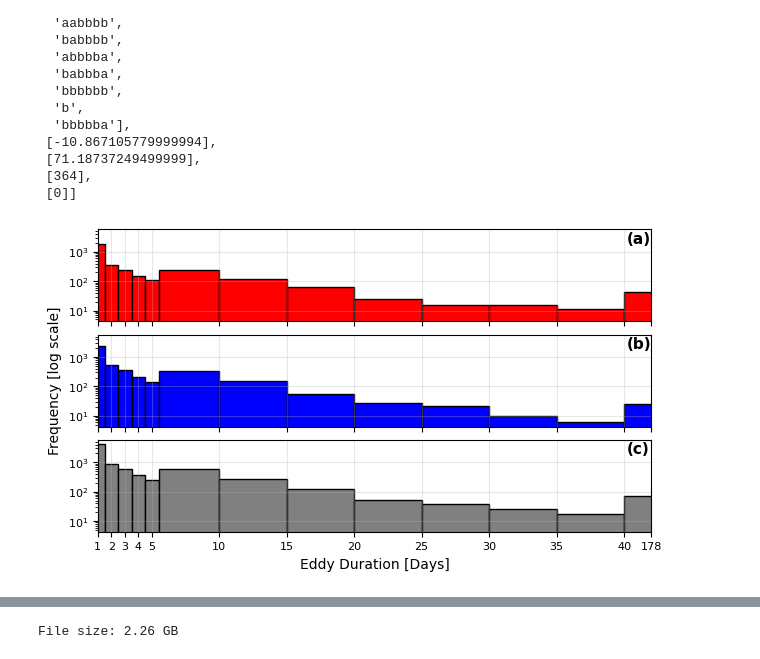
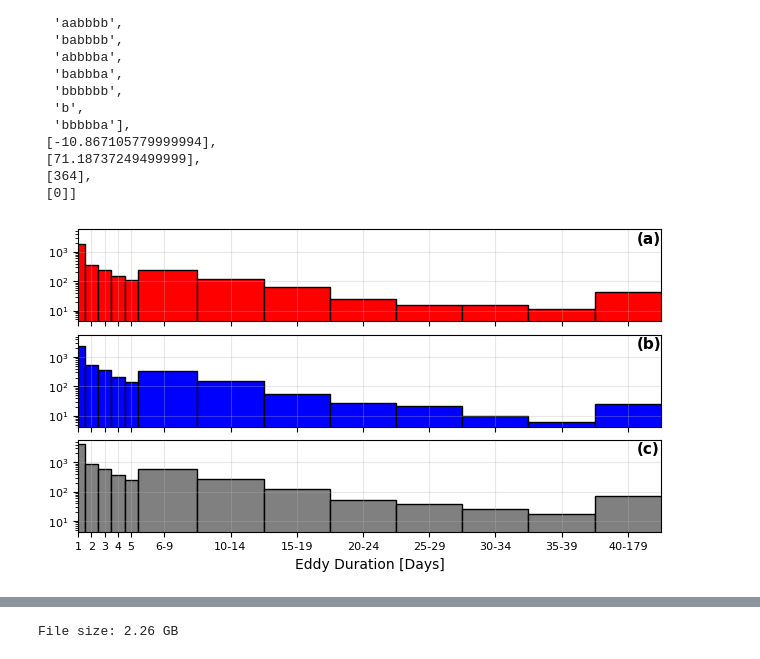
Before and after one commit to EirikKvamme/MScEirik, a Jupyter notebook: Eddies/EddyTrackingProcessing.ipynb, the cells around one changed output, grey strips where cells are left out. Saved outputs shown, nothing was run; the diff lists cells and outputs as text; code cells hidden in the pictures.

```diff
--- a/Eddies/EddyTrackingProcessing.ipynb
+++ b/Eddies/EddyTrackingProcessing.ipynb
@@ -323,29 +325,28 @@ with open('/nird/projects/NS9608K/MSc_EK/Data/EddyResults/Tracking/ID_in_time.js
 # %%
 fig, ax = plt.subplots(3,1,sharex=True,sharey=True,
     figsize=(6.2217,3.5), layout='constrained'
 )
-ax[0].hist(eddy_duration_max,bins=[0,1.5,2.5,3.5,4.5,5.5,10,15,20,25,30,35,40,178],range=(1, max(eddy_duration)),log=True,edgecolor='k',color='r')
-ax[0].set_xlim(1,40)
+ax[0].hist(eddy_duration_max,bins=[0,1.5,2.5,3.5,4.5,5.5,10,15,20,25,30,35,40,179],range=(1, max(eddy_duration)),log=True,edgecolor='k',color='r')
+
 ax[0].grid(alpha=0.3)
 
-ax[1].hist(eddy_duration_min,bins=[0,1.5,2.5,3.5,4.5,5.5,10,15,20,25,30,35,40,178],range=(1, max(eddy_duration)),log=True,edgecolor='k',color='b')
-ax[1].set_xlim(1,40)
-ax[1].set_ylabel('Frequency [log scale]')
+ax[1].hist(eddy_duration_min,bins=[0,1.5,2.5,3.5,4.5,5.5,10,15,20,25,30,35,40,179],range=(1, max(eddy_duration)),log=True,edgecolor='k',color='b')
+
 ax[1].grid(alpha=0.3)
 
-ax[2].hist(eddy_duration,bins=[0,1.5,2.5,3.5,4.5,5.5,10,15,20,25,30,35,40,178],range=(1, max(eddy_duration)),log=True,edgecolor='k',color='grey')
-ax[2].set_xlim(1,40)
+ax[2].hist(eddy_duration,bins=[0,1.5,2.5,3.5,4.5,5.5,10,15,20,25,30,35,40,179],range=(1, max(eddy_duration)),log=True,edgecolor='k',color='grey')
+ax[2].set_xlim(1,45)
 ax[2].set_xlabel('Eddy Duration [Days]')
 ax[2].grid(alpha=0.3)
-ax[2].set_xticks([1,2,3,4,5,10,15,20,25,30,35,40,42])
-ax[2].set_xticklabels([1,2,3,4,5,10,15,20,25,30,35,40,'178'])
+ax[2].set_xticks([1,2,3,4,5,7.5,12.5,17.5,22.5,27.5,32.5,37.5,42.5])
+ax[2].set_xticklabels([1,2,3,4,5,'6-9','10-14','15-19','20-24','25-29','30-34','35-39','40-179'])
 
-ax[0].annotate('(a)',xy=[40.2,2000],fontweight='bold')
-ax[1].annotate('(b)',xy=[40.2,2000],fontweight='bold')
-ax[2].annotate('(c)',xy=[40.2,2000],fontweight='bold')
+ax[0].annotate('(a)',xy=[43.2,2000],fontweight='bold')
+ax[1].annotate('(b)',xy=[43.2,2000],fontweight='bold')
+ax[2].annotate('(c)',xy=[43.2,2000],fontweight='bold')
 
 fig.savefig(r'/nird/home/ekv036/MSc/Fig/EddyDurationHist',dpi=300, facecolor='w', edgecolor='w',
           orientation='landscape', format=None,
           transparent=False, bbox_inches=None,pad_inches=0.25)
 # %% [output]
-[figure, old version]
+[figure, new version]
```
Also changed, not shown: parts of 9 cells of this notebook, 1 other file.
